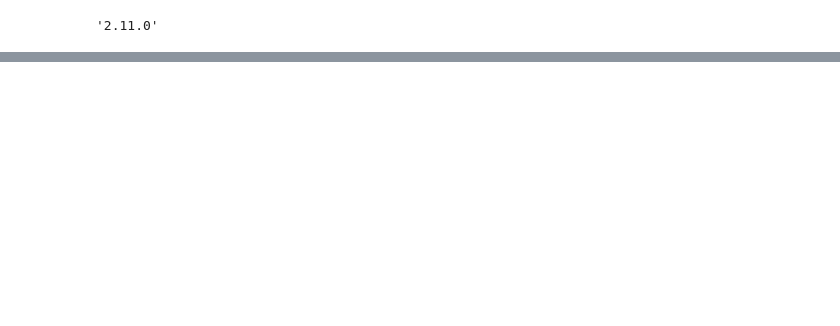
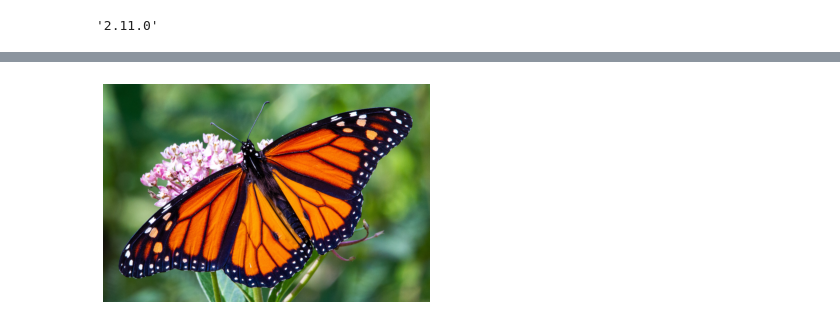
Before and after one commit to crayon-go/Algorithm_Practice, a Jupyter notebook: Class_Attention_Image_Transformers_with_LayerScale/class_attention_image_transformers_with_layerscale.ipynb, the cells around one changed output, grey strips where cells are left out. Drawn from its saved outputs; the diff is of its cells as text; code cells hidden in the pictures; blank space fills up the shorter version.

```diff
--- a/Class_Attention_Image_Transformers_with_LayerScale/class_attention_image_transformers_with_layerscale.ipynb
+++ b/Class_Attention_Image_Transformers_with_LayerScale/class_attention_image_transformers_with_layerscale.ipynb
@@ -100,0 +543,3 @@ class ClassAttention(layers.Layer):
+# %%
+model_gcs_path = "gs://tfhub-modules/sayakpaul/cait_xxs24_224/1/uncompressed"
+pretrained_model = keras.models.load_model(model_gcs_path)
@@ -100,0 +549,26 @@ class ClassAttention(layers.Layer):
+# %%
+# The preprocessing transformations include center cropping, and normalizing
+# the pixel values with the ImageNet-1k training stats (mean and standard deviation).
+
+crop_layer = keras.layers.CenterCrop(image_size, image_size)
+norm_layer = keras.layers.Normalization(
+    mean=[0.485 * 255, 0.456 * 255, 0.406 * 255],
+    variance=[(0.229 * 255) ** 2, (0.224 * 255) ** 2, (0.225 * 255) ** 2],
+)
+# %%
+def preprocess_image(image, size=image_size):
+    image = np.array(image)
+    image_resized = tf.expand_dims(image, 0)
+    resize_size = int((256 / image_size) * size)
+    image_resized = tf.image.resize(
+        image_resized, (resize_size, resize_size), method="bicubic"
+    )
+    image_resized = crop_layer(image_resized)
+    return norm_layer(image_resized).numpy()
+
+
+def load_image_from_url(url):
+    image_bytes = io.BytesIO(urlopen(url).read())
+    image = PIL.Image.open(image_bytes)
+    preprocessed_image = preprocess_image(image)
+    return image, preprocessed_image
@@ -100,0 +588,10 @@ class ClassAttention(layers.Layer):
+# %%
+img_url = "https://i.imgur.com/ErgfLTn.jpg"
+image, preprocessed_image = load_image_from_url(img_url)
+
+# https://unsplash.com/photos/Ho93gVTRWW8
+plt.imshow(image)
+plt.axis("off")
+plt.show()
+# %% [output]
+[figure, added]
```
Also changed, not shown: parts of 18 cells of this notebook.
